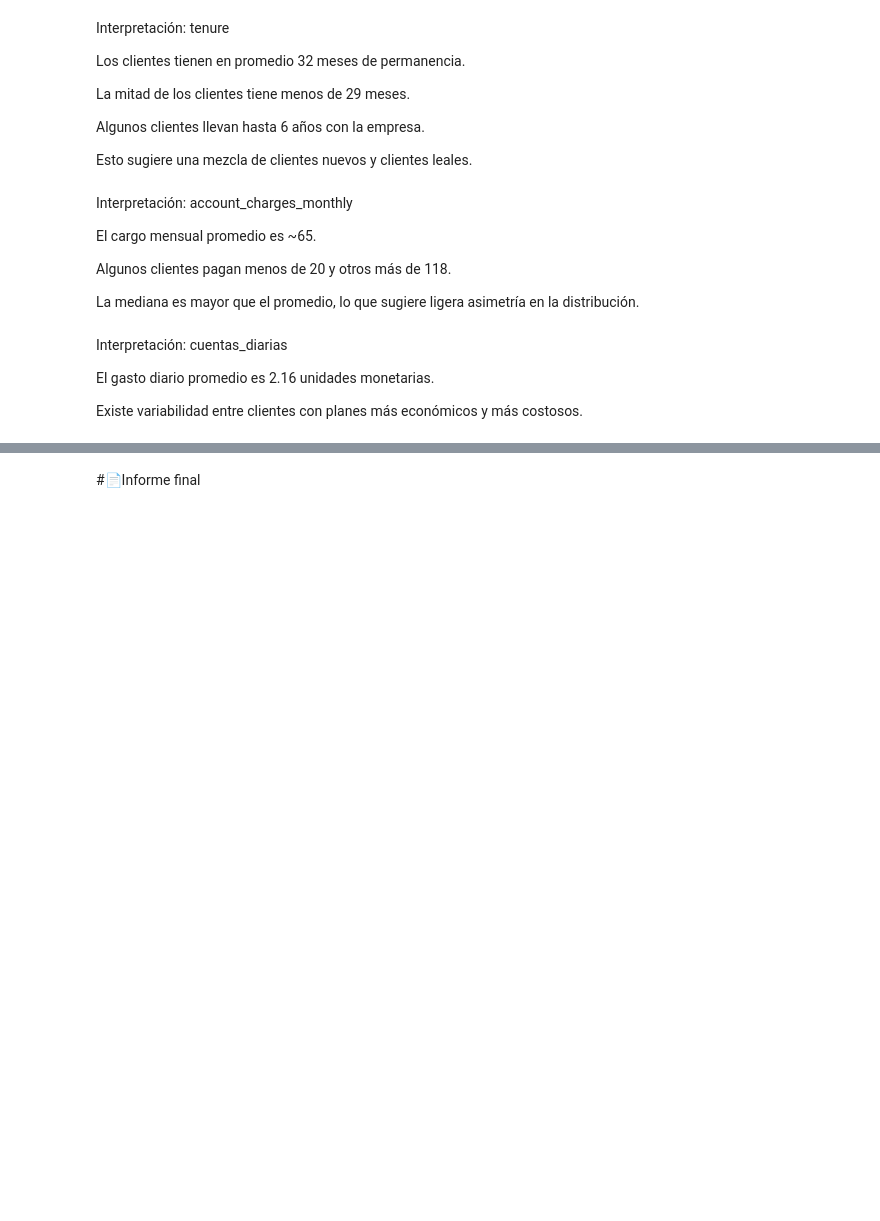
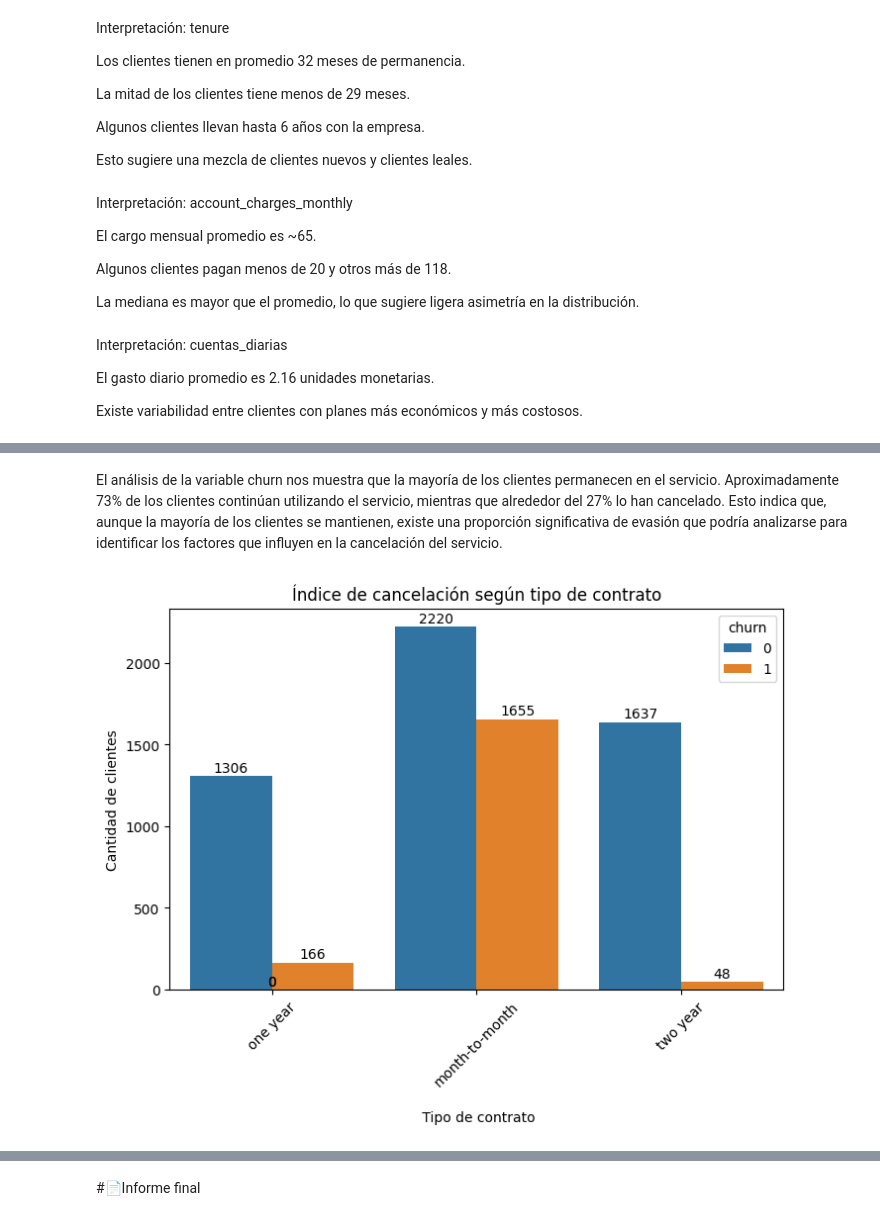
Before and after one commit to Neyker8a/challenge2-data-science-LATAM, a Jupyter notebook: TelecomX_LATAM.ipynb, the cells around one changed output, grey strips where cells are left out. Saved outputs shown, nothing was run; the diff lists cells and outputs as text; code cells hidden in the pictures; blank space fills up the shorter version.

```diff
--- a/TelecomX_LATAM.ipynb
+++ b/TelecomX_LATAM.ipynb
@@ -306,0 +333,25 @@ Existe variabilidad entre clientes con planes más económicos y más costosos.
+# %% [markdown]
+El análisis de la variable churn nos muestra que la mayoría de los clientes permanecen en el servicio. Aproximadamente 73% de los clientes continúan utilizando el servicio, mientras que alrededor del 27% lo han cancelado.
+Esto indica que, aunque la mayoría de los clientes se mantienen, existe una proporción significativa de evasión que podría analizarse para identificar los factores que influyen en la cancelación del servicio.
+# %%
+plt.figure(figsize=(8,5))
+
+ax = sns.countplot(
+    x="account_contract",
+    hue="churn",
+    data=df_flattened
+)
+
+plt.title("Índice de cancelación según tipo de contrato")
+plt.xlabel("\n Tipo de contrato")
+plt.ylabel("Cantidad de clientes")
+plt.xticks(rotation=45)
+
+# agregar valores encima de cada barra
+for p in ax.patches:
+    height = p.get_height()
+    ax.text(p.get_x() + p.get_width()/2,height + 25,int(height),ha="center")
+
+plt.show()
+# %% [output]
+[figure, added]
```
Also changed, not shown: parts of 30 cells of this notebook.
